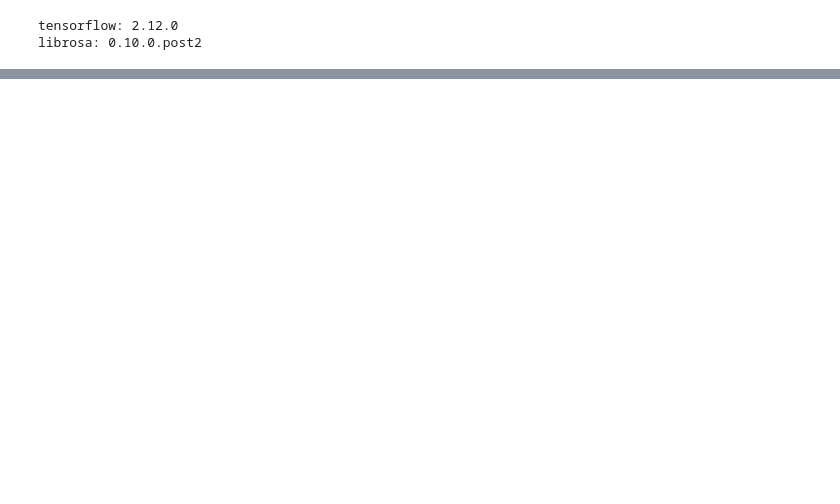
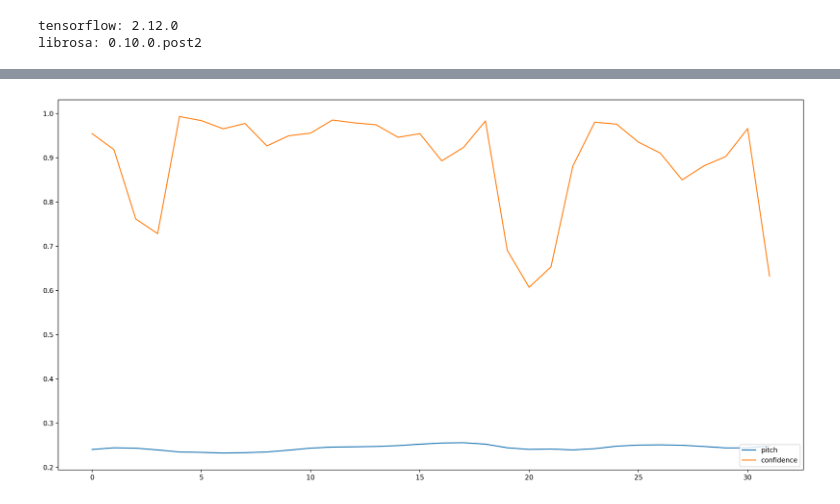
Before and after one commit to santoshrsarangi/tensorflow, a Jupyter notebook: new/Pitch_Detection.ipynb, the cells around one changed output, grey strips where cells are left out. Saved outputs shown, nothing was run; the diff lists cells and outputs as text; code cells hidden in the pictures; blank space fills up the shorter version.

```diff
--- a/new/Pitch_Detection.ipynb
+++ b/new/Pitch_Detection.ipynb
@@ -72,0 +185,18 @@ librosa: 0.10.0.post2
+# %%
+# We now feed the audio to the SPICE tf.hub model to obtain pitch and uncertainty outputs as tensors.
+model_output = model.signatures["serving_default"](tf.constant(audio_samples, tf.float32))
+
+pitch_outputs = model_output["pitch"]
+uncertainty_outputs = model_output["uncertainty"]
+
+# 'Uncertainty' basically means the inverse of confidence.
+confidence_outputs = 1.0 - uncertainty_outputs
+
+fig, ax = plt.subplots()
+fig.set_size_inches(20, 10)
+plt.plot(pitch_outputs, label='pitch')
+plt.plot(confidence_outputs, label='confidence')
+plt.legend(loc="lower right")
+plt.show()
+# %% [output]
+[figure, added]
```
Also changed, not shown: parts of 24 cells of this notebook.
